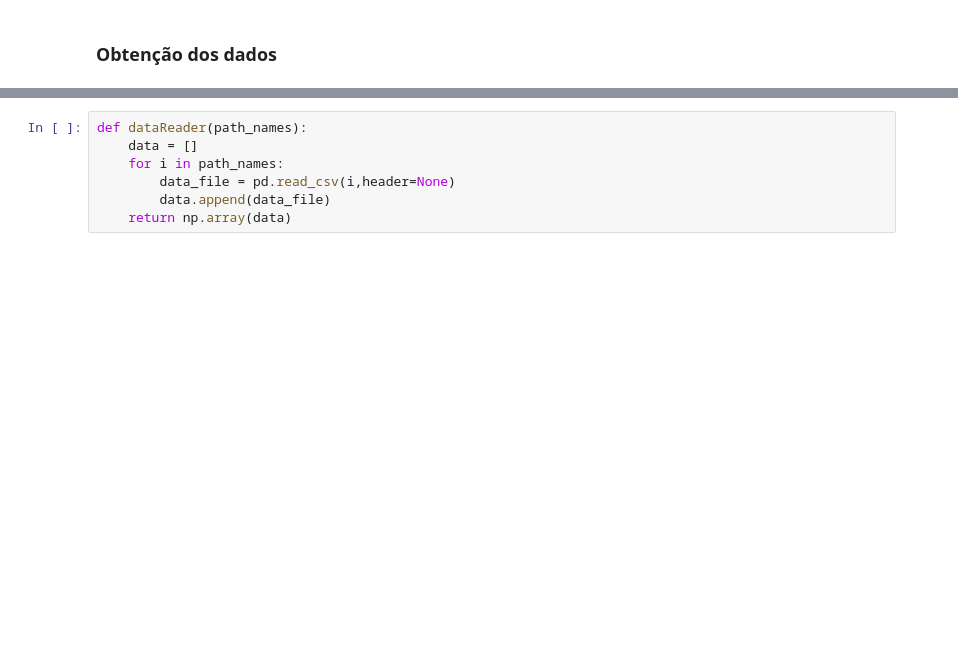
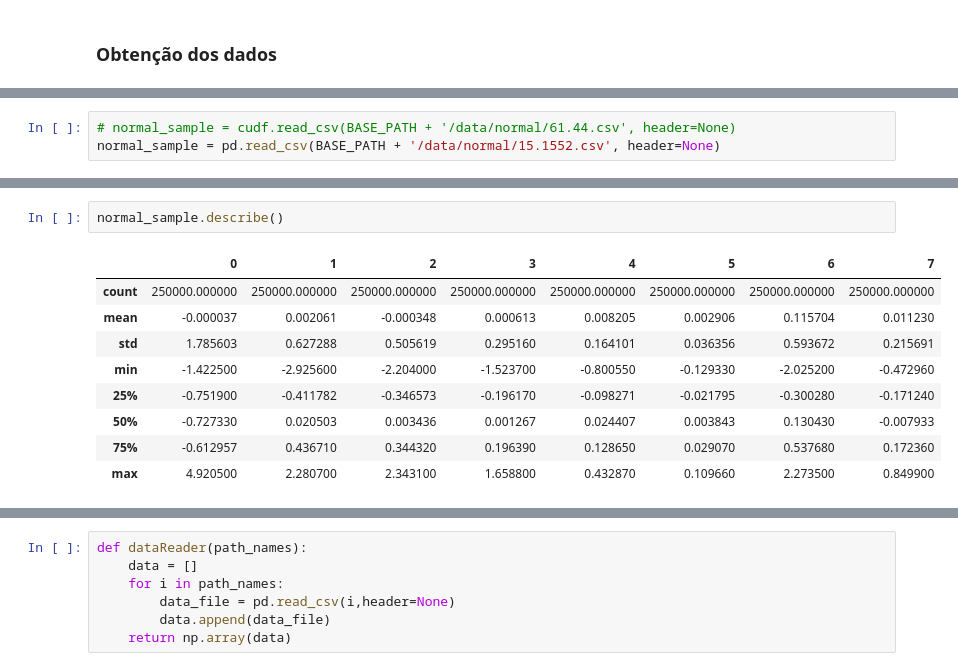
Before and after one commit to ricardo-faria/data-science-tcc, a Jupyter notebook: main.ipynb, the cells around one changed output, grey strips where cells are left out. Saved outputs shown, nothing was run; the diff lists cells and outputs as text; blank space fills up the shorter version.

```diff
--- a/main.ipynb
+++ b/main.ipynb
@@ -124,0 +72,3 @@ os.remove('/content/drive/MyDrive/Colab Notebooks/data science/data-science-tcc/
+# %%
+# normal_sample = cudf.read_csv(BASE_PATH + '/data/normal/61.44.csv', header=None)
+normal_sample = pd.read_csv(BASE_PATH + '/data/normal/15.1552.csv', header=None)
@@ -124,0 +97,12 @@ os.remove('/content/drive/MyDrive/Colab Notebooks/data science/data-science-tcc/
+# %%
+normal_sample.describe()
+# %% [output]
+|  | 0 | 1 | 2 | 3 | 4 | 5 | 6 | 7 |
+| count | 250000.000000 | 250000.000000 | 250000.000000 | 250000.000000 | 250000.000000 | 250000.000000 | 250000.000000 | 250000.000000 |
+| mean | -0.000037 | 0.002061 | -0.000348 | 0.000613 | 0.008205 | 0.002906 | 0.115704 | 0.011230 |
+| std | 1.785603 | 0.627288 | 0.505619 | 0.295160 | 0.164101 | 0.036356 | 0.593672 | 0.215691 |
+| min | -1.422500 | -2.925600 | -2.204000 | -1.523700 | -0.800550 | -0.129330 | -2.025200 | -0.472960 |
+| 25% | -0.751900 | -0.411782 | -0.346573 | -0.196170 | -0.098271 | -0.021795 | -0.300280 | -0.171240 |
+| 50% | -0.727330 | 0.020503 | 0.003436 | 0.001267 | 0.024407 | 0.003843 | 0.130430 | -0.007933 |
+| 75% | -0.612957 | 0.436710 | 0.344320 | 0.196390 | 0.128650 | 0.029070 | 0.537680 | 0.172360 |
+| max | 4.920500 | 2.280700 | 2.343100 | 1.658800 | 0.432870 | 0.109660 | 2.273500 | 0.849900 |
```
Also changed, not shown: parts of 46 cells of this notebook.
